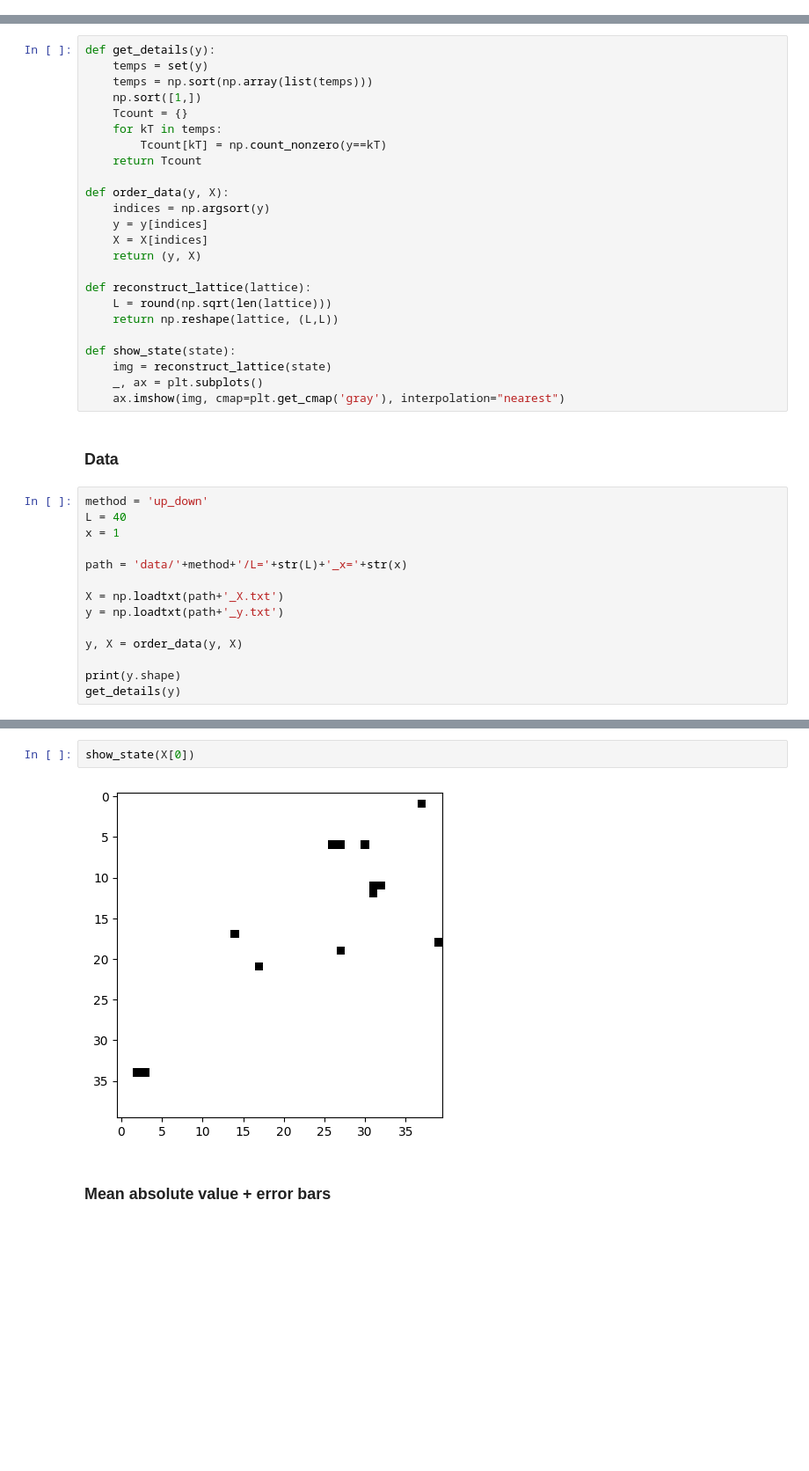
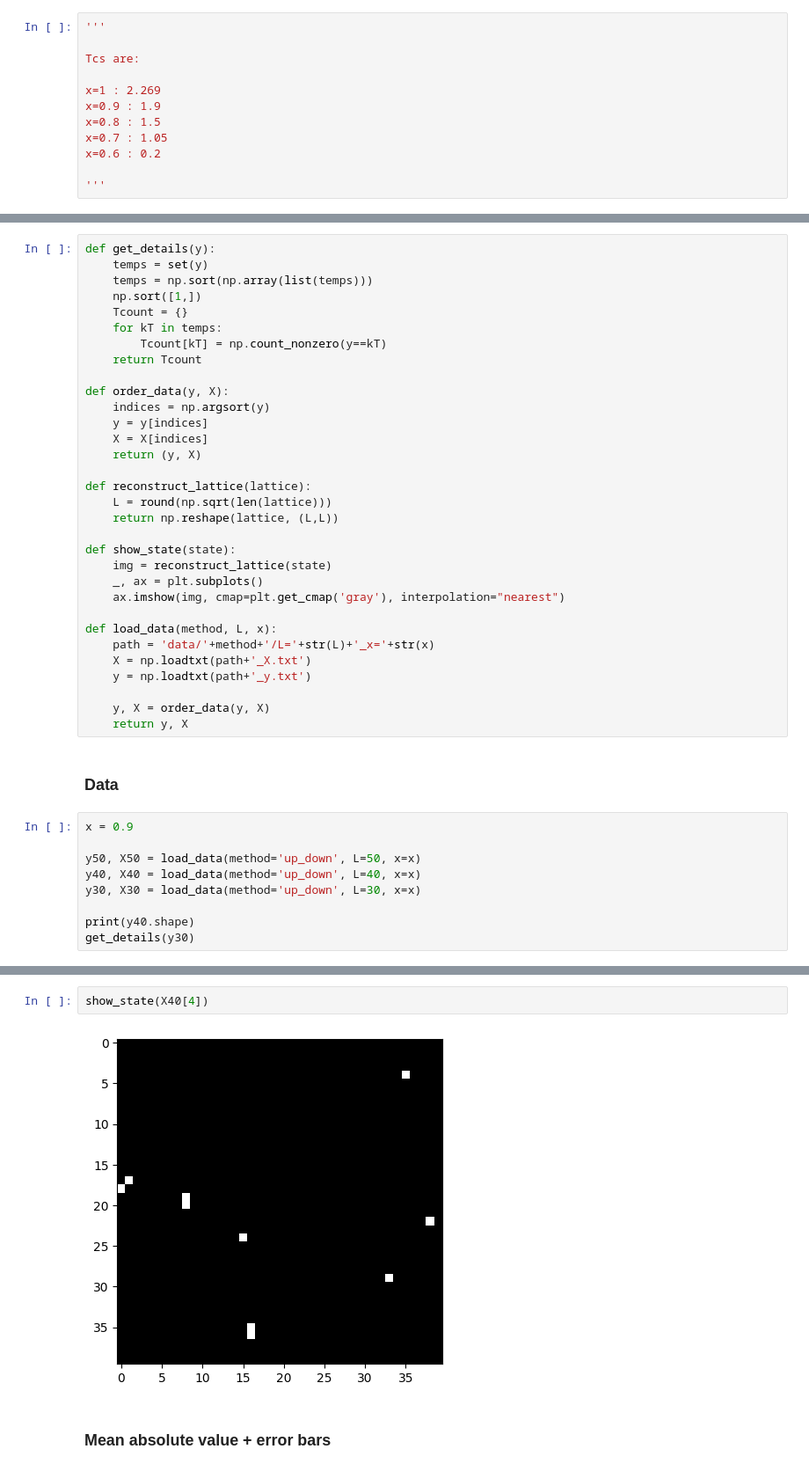
Before and after one commit to knottwill/Dilute-Ising-MachineLearning, a Jupyter notebook: Analysis.ipynb, the cells around one changed output, grey strips where cells are left out. Shown at 88% size. Saved outputs shown, nothing was run; the diff lists cells and outputs as text; blank space fills up the shorter version.

```diff
--- a/Analysis.ipynb
+++ b/Analysis.ipynb
@@ -7,3 +7,15 @@ import numpy as np  # package for arrays
 import matplotlib.pyplot as plt  # package for plotting
 from time import time
 import random as ran
+# %%
+'''
+
+Tcs are:
+
+x=1 : 2.269
+x=0.9 : 1.9
+x=0.8 : 1.5
+x=0.7 : 1.05
+x=0.6 : 0.2
+
+'''
@@ -31,20 +45,23 @@ def show_state(state):
     img = reconstruct_lattice(state)
     _, ax = plt.subplots()
     ax.imshow(img, cmap=plt.get_cmap('gray'), interpolation="nearest")
+
+def load_data(method, L, x):
+    path = 'data/'+method+'/L='+str(L)+'_x='+str(x)
+    X = np.loadtxt(path+'_X.txt')
+    y = np.loadtxt(path+'_y.txt')
+
+    y, X = order_data(y, X)
+    return y, X
 # %% [markdown]
 ### Data
 # %%
-method = 'up_down'
-L = 40
-x = 1
+x = 0.9
 
-path = 'data/'+method+'/L='+str(L)+'_x='+str(x)
+y50, X50 = load_data(method='up_down', L=50, x=x)
+y40, X40 = load_data(method='up_down', L=40, x=x)
+y30, X30 = load_data(method='up_down', L=30, x=x)
 
-X = np.loadtxt(path+'_X.txt')
-y = np.loadtxt(path+'_y.txt')
-
-y, X = order_data(y, X)
-
-print(y.shape)
-get_details(y)
+print(y40.shape)
+get_details(y30)
 # %% [output]
@@ -68,7 +86,7 @@ get_details(y)
 # %%
-show_state(X[0])
+show_state(X40[4])
 # %% [output]
-[figure, old version]
+[figure, new version]
 # %% [markdown]
 ### Mean absolute value + error bars
 # %%
```
Also changed, not shown: parts of 58 cells of this notebook, 10 other files.
